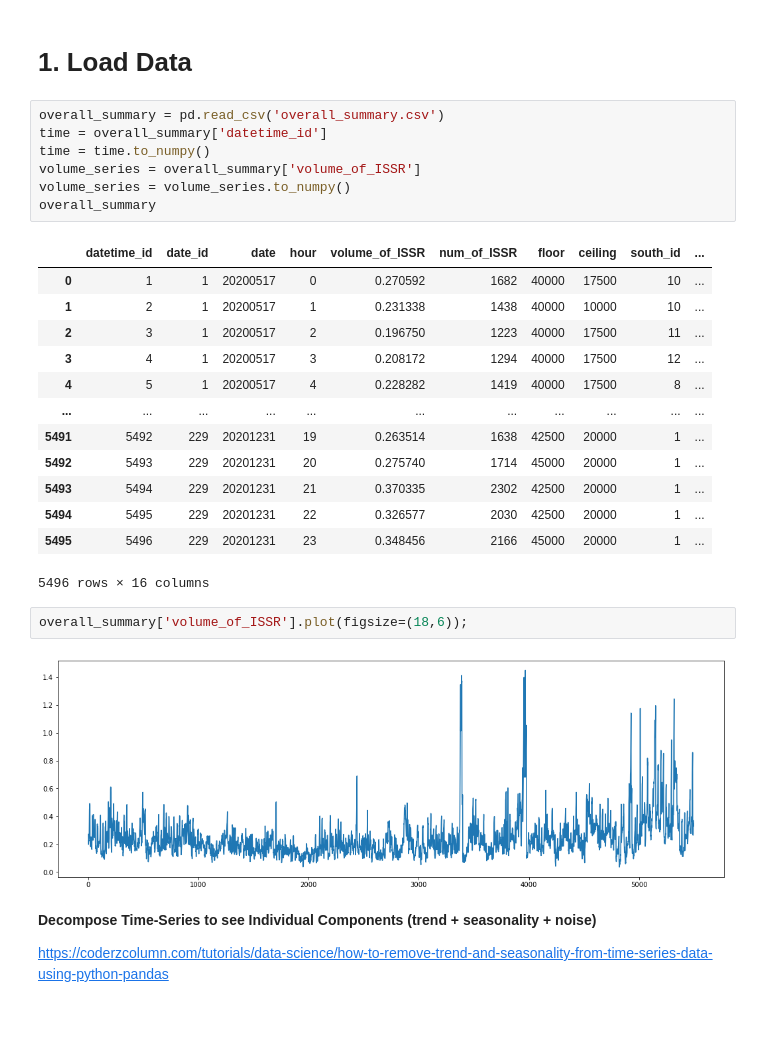
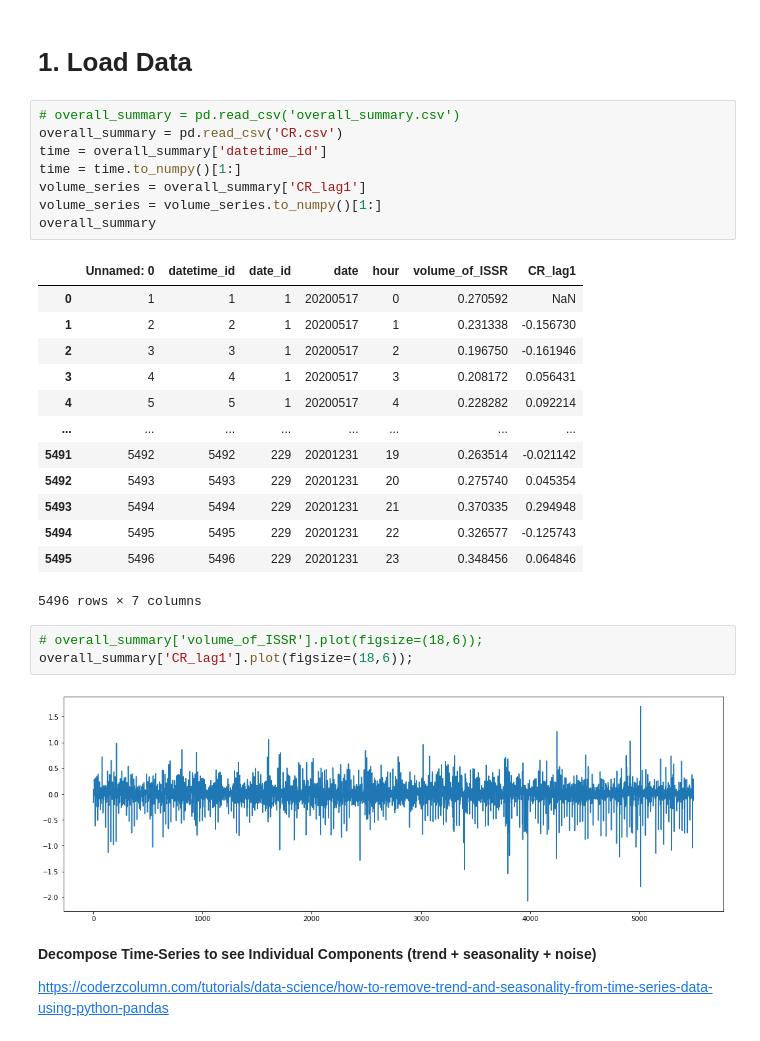
Before and after one commit to Dragon-Mason/CapstoneProject, a Jupyter notebook: LSTM.ipynb, the cells around one changed output. Cells and saved outputs as stored; diff of their text form.

```diff
--- a/LSTM.ipynb
+++ b/LSTM.ipynb
@@ -9,30 +9,32 @@ print(tf.__version__)
 # %% [markdown]
 # 1. Load Data
 # %%
-overall_summary = pd.read_csv('overall_summary.csv')
+# overall_summary = pd.read_csv('overall_summary.csv')
+overall_summary = pd.read_csv('CR.csv')
 time = overall_summary['datetime_id']
-time = time.to_numpy()
-volume_series = overall_summary['volume_of_ISSR']
-volume_series = volume_series.to_numpy()
+time = time.to_numpy()[1:]
+volume_series = overall_summary['CR_lag1']
+volume_series = volume_series.to_numpy()[1:]
 overall_summary
 # %% [output]
-|  | datetime_id | date_id | date | hour | volume_of_ISSR | num_of_ISSR | floor | ceiling | south_id | ... |
-| 0 | 1 | 1 | 20200517 | 0 | 0.270592 | 1682 | 40000 | 17500 | 10 | ... |
-| 1 | 2 | 1 | 20200517 | 1 | 0.231338 | 1438 | 40000 | 10000 | 10 | ... |
-| 2 | 3 | 1 | 20200517 | 2 | 0.196750 | 1223 | 40000 | 17500 | 11 | ... |
-| 3 | 4 | 1 | 20200517 | 3 | 0.208172 | 1294 | 40000 | 17500 | 12 | ... |
-| 4 | 5 | 1 | 20200517 | 4 | 0.228282 | 1419 | 40000 | 17500 | 8 | ... |
-| ... | ... | ... | ... | ... | ... | ... | ... | ... | ... | ... |
-| 5491 | 5492 | 229 | 20201231 | 19 | 0.263514 | 1638 | 42500 | 20000 | 1 | ... |
-| 5492 | 5493 | 229 | 20201231 | 20 | 0.275740 | 1714 | 45000 | 20000 | 1 | ... |
-| 5493 | 5494 | 229 | 20201231 | 21 | 0.370335 | 2302 | 42500 | 20000 | 1 | ... |
-| 5494 | 5495 | 229 | 20201231 | 22 | 0.326577 | 2030 | 42500 | 20000 | 1 | ... |
-| 5495 | 5496 | 229 | 20201231 | 23 | 0.348456 | 2166 | 45000 | 20000 | 1 | ... |
+|  | Unnamed: 0 | datetime_id | date_id | date | hour | volume_of_ISSR | CR_lag1 |
+| 0 | 1 | 1 | 1 | 20200517 | 0 | 0.270592 | NaN |
+| 1 | 2 | 2 | 1 | 20200517 | 1 | 0.231338 | -0.156730 |
+| 2 | 3 | 3 | 1 | 20200517 | 2 | 0.196750 | -0.161946 |
+| 3 | 4 | 4 | 1 | 20200517 | 3 | 0.208172 | 0.056431 |
+| 4 | 5 | 5 | 1 | 20200517 | 4 | 0.228282 | 0.092214 |
+| ... | ... | ... | ... | ... | ... | ... | ... |
+| 5491 | 5492 | 5492 | 229 | 20201231 | 19 | 0.263514 | -0.021142 |
+| 5492 | 5493 | 5493 | 229 | 20201231 | 20 | 0.275740 | 0.045354 |
+| 5493 | 5494 | 5494 | 229 | 20201231 | 21 | 0.370335 | 0.294948 |
+| 5494 | 5495 | 5495 | 229 | 20201231 | 22 | 0.326577 | -0.125743 |
+| 5495 | 5496 | 5496 | 229 | 20201231 | 23 | 0.348456 | 0.064846 |
-5496 rows × 16 columns
+5496 rows × 7 columns
 # %%
-overall_summary['volume_of_ISSR'].plot(figsize=(18,6));
+# overall_summary['volume_of_ISSR'].plot(figsize=(18,6));
+overall_summary['CR_lag1'].plot(figsize=(18,6));
 # %% [output]
-[figure, old version]
+[figure, new version]
 # %% [markdown]
 **Decompose Time-Series to see Individual Components (trend + seasonality + noise)**
 
```
Also changed, not shown: parts of 8 cells of this notebook.
